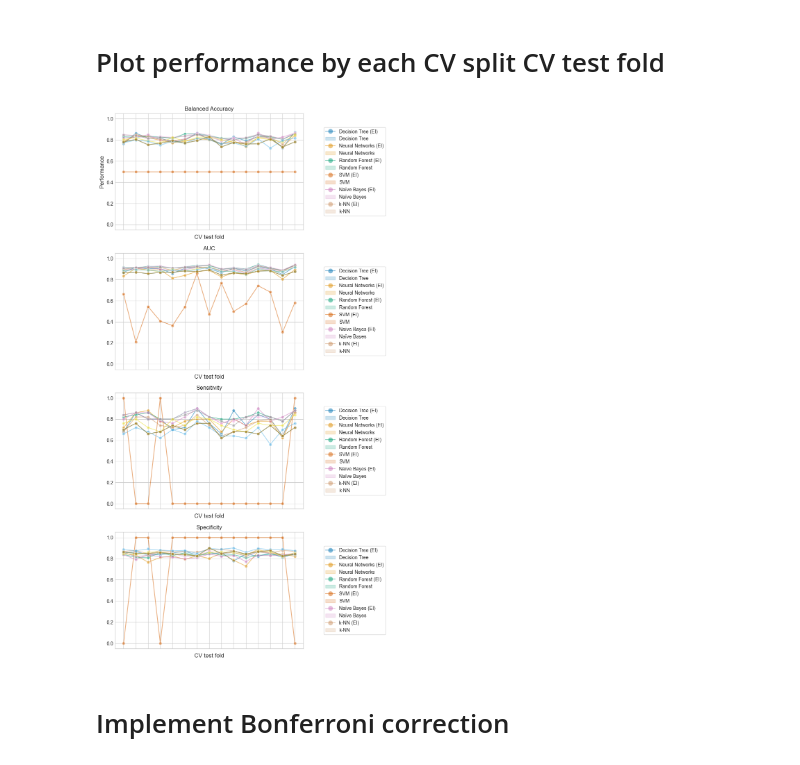
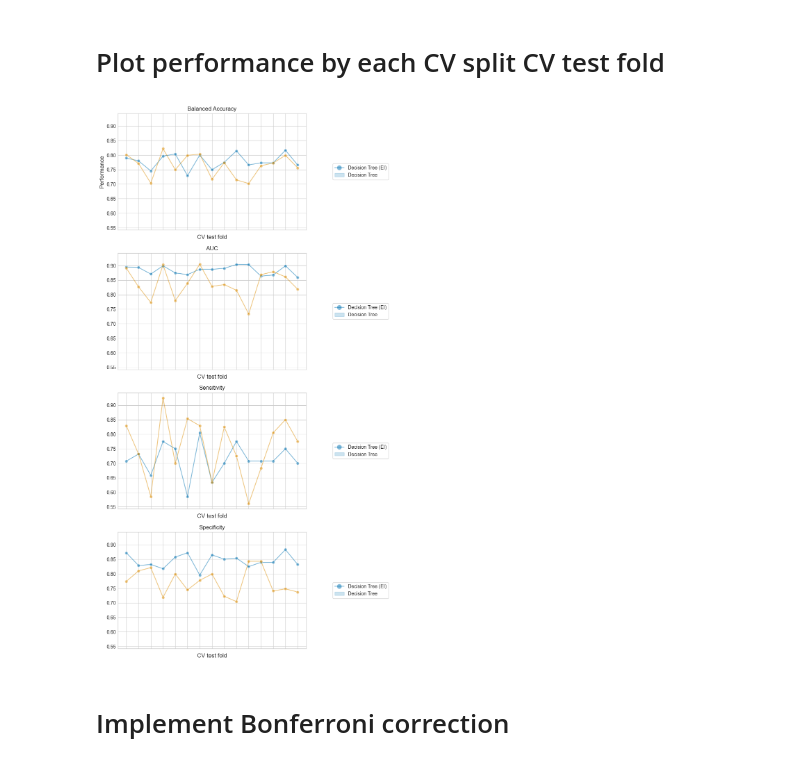
Before and after one commit to fabianopapaiz/als_prognosis_using_ensemble_imbalance, a Jupyter notebook: 05_Train_Validate_Models/16.1 - Multiple models comparison.ipynb, the cells around one changed output. Drawn from its saved outputs; the diff is of its cells as text; code cells hidden in the pictures.

```diff
--- a/05_Train_Validate_Models/16.1 - Multiple models comparison.ipynb
+++ b/05_Train_Validate_Models/16.1 - Multiple models comparison.ipynb
@@ -284,7 +284,7 @@ display(df_results_all.head(3))
 # Plot performance by each CV split CV test fold
 # %%
 # results_df = df_results_trainning.copy()
-results_df = df_results_all.copy()
+results_df = df_results_trainning.copy()
 
 
 
@@ -352,34 +352,34 @@ ax3.set_title('Sensitivity')
 ax3.legend(results_df.Algorithm.values)
 sns.move_legend(g, "center right", bbox_to_anchor=(1.45, 0.5), frameon=True, markerscale=1.7,)
 
 
 # create df of model scores ordered by performance
 model_scores = results_df.filter(regex=r"split\d*_test_specificity")
 g = sns.lineplot(
     ax=ax4,
     data=model_scores.transpose().iloc[:30],
     dashes=False,
     palette="colorblind",
     marker="o",
     alpha=0.5,
 )
 ax4.set_xlabel("CV test fold", size=12, labelpad=10)
 ax4.tick_params(bottom=True, labelbottom=False)
 ax4.set_title('Specificity')
 
 ax4.legend(results_df.Algorithm.values)
 sns.move_legend(g, "center right", bbox_to_anchor=(1.45, 0.5), frameon=True, markerscale=1.7,)
 
 
 plt.show()
 
 # # print correlation of Bal Acc scores across folds
 # print(f"Correlation of models:")
 # df_corr = pd.DataFrame(model_scores.transpose().corr())
 # # display(df_corr)
 # sns.heatmap(data=df_corr)
 # %% [output]
-[figure, old version]
+[figure, new version]
 # %%
 
 # create df of model scores ordered by performance
```
Also changed, not shown: parts of 9 cells of this notebook.
